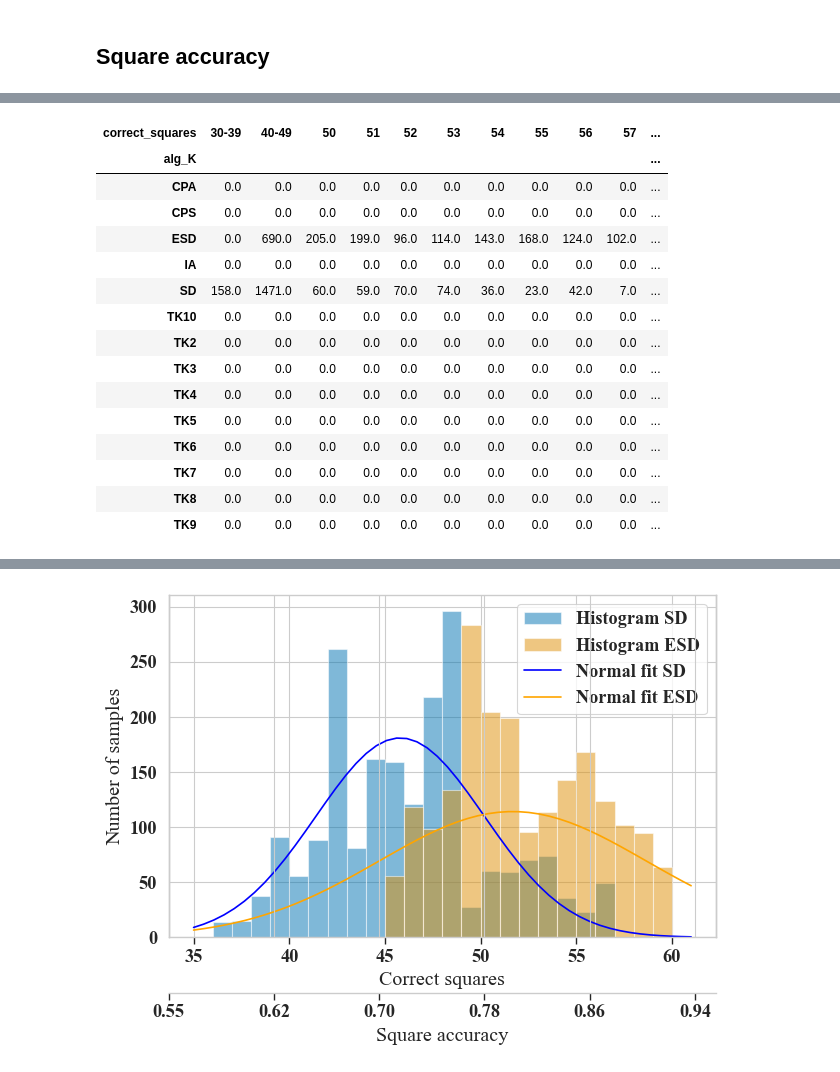
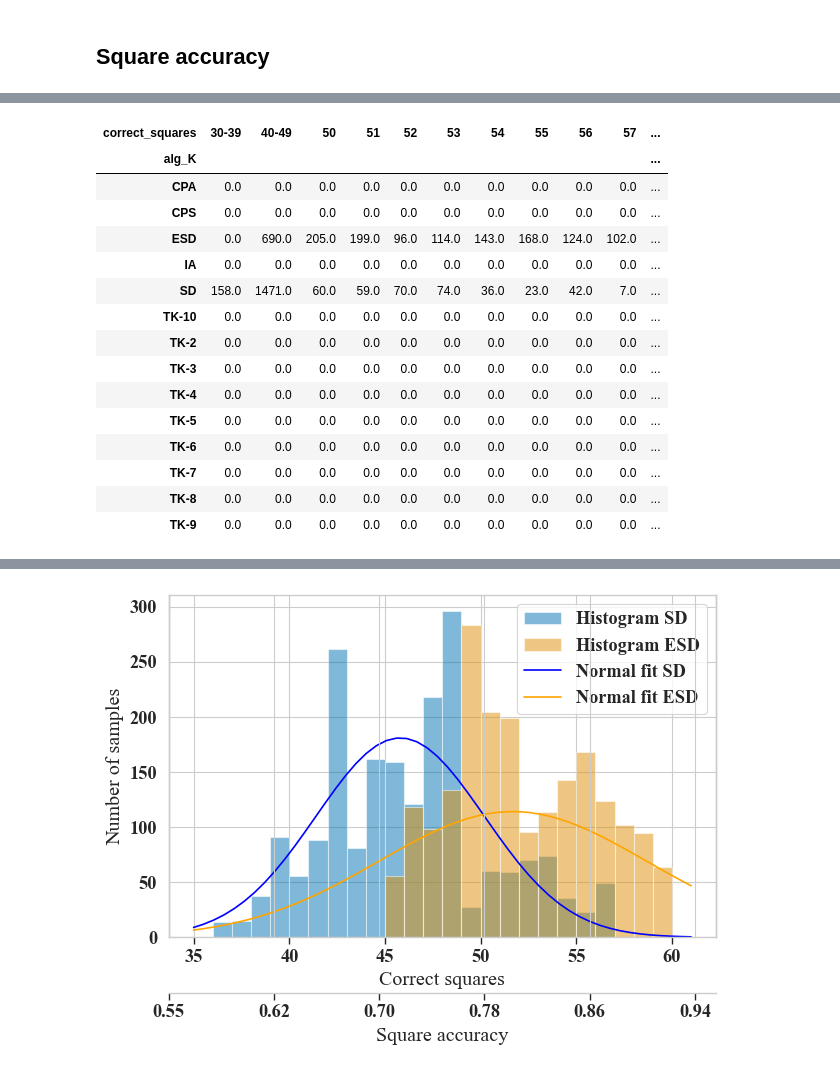
Before and after one commit to GAISSA-UPC/cain-2025-domain-knowledge, a Jupyter notebook: statistical-analysis.ipynb, the cells around one changed output, grey strips where cells are left out. Saved outputs shown, nothing was run; the diff lists cells and outputs as text; code cells hidden in the pictures.

```diff
--- a/statistical-analysis.ipynb
+++ b/statistical-analysis.ipynb
@@ -94,0 +114,27 @@ df = df.sort_values(by=['alg_K'], key=sort_algorithm)
+# %%
+order_algorithm = {
+    "SD": 0,
+    "ESD": 1,
+    "IA": 2,
+    "CPA": 3,
+    "CPS": 4,
+    "TK": 5,
+    "TK-1": 6,
+    "TK-2": 7,
+    "TK-3": 8,
+    "TK-4": 9,
+    "TK-5": 10,
+    "TK-6": 11,
+    "TK-7": 12,
+    "TK-8": 13,
+    "TK-9": 14,
+    "TK-10": 15,
+}
+
+
+def sort_algorithm(x):
+    return x.map(order_algorithm)
+
+
+df = df.sort_values(by=["alg_K"], key=sort_algorithm)
+df.alg_K.unique()
@@ -189,25 +268,34 @@ x
 # %%
 # number of squares guessed correctly:
 d = df.copy()
-d['correct_squares'] = df.correct_squares.apply(lambda x: str(x) if x >= 50 else str(x//10*10) + "-" + str((x//10+1)*10-1) )# "<= 50")
-d = d.groupby(['alg_K', 'correct_squares']).agg({'image_path':'count'}).reset_index().pivot(
-    index = 'alg_K', values = 'image_path', columns = 'correct_squares').fillna(0)
+d["correct_squares"] = df.correct_squares.apply(
+    lambda x: (
+        str(x) if x >= 50 else str(x // 10 * 10) + "-" + str((x // 10 + 1) * 10 - 1)
+    )
+)  # "<= 50")
+d = (
+    d.groupby(["alg_K", "correct_squares"])
+    .agg({"image_path": "count"})
+    .reset_index()
+    .pivot(index="alg_K", values="image_path", columns="correct_squares")
+    .fillna(0)
+)
 d
 # %% [output]
 | correct_squares | 30-39 | 40-49 | 50 | 51 | 52 | 53 | 54 | 55 | 56 | 57 | ... |
 | alg_K |  |  |  |  |  |  |  |  |  |  | ... |
 | CPA | 0.0 | 0.0 | 0.0 | 0.0 | 0.0 | 0.0 | 0.0 | 0.0 | 0.0 | 0.0 | ... |
 | CPS | 0.0 | 0.0 | 0.0 | 0.0 | 0.0 | 0.0 | 0.0 | 0.0 | 0.0 | 0.0 | ... |
 | ESD | 0.0 | 690.0 | 205.0 | 199.0 | 96.0 | 114.0 | 143.0 | 168.0 | 124.0 | 102.0 | ... |
 | IA | 0.0 | 0.0 | 0.0 | 0.0 | 0.0 | 0.0 | 0.0 | 0.0 | 0.0 | 0.0 | ... |
 | SD | 158.0 | 1471.0 | 60.0 | 59.0 | 70.0 | 74.0 | 36.0 | 23.0 | 42.0 | 7.0 | ... |
-| TK10 | 0.0 | 0.0 | 0.0 | 0.0 | 0.0 | 0.0 | 0.0 | 0.0 | 0.0 | 0.0 | ... |
-| TK2 | 0.0 | 0.0 | 0.0 | 0.0 | 0.0 | 0.0 | 0.0 | 0.0 | 0.0 | 0.0 | ... |
-| TK3 | 0.0 | 0.0 | 0.0 | 0.0 | 0.0 | 0.0 | 0.0 | 0.0 | 0.0 | 0.0 | ... |
-| TK4 | 0.0 | 0.0 | 0.0 | 0.0 | 0.0 | 0.0 | 0.0 | 0.0 | 0.0 | 0.0 | ... |
-| TK5 | 0.0 | 0.0 | 0.0 | 0.0 | 0.0 | 0.0 | 0.0 | 0.0 | 0.0 | 0.0 | ... |
-| TK6 | 0.0 | 0.0 | 0.0 | 0.0 | 0.0 | 0.0 | 0.0 | 0.0 | 0.0 | 0.0 | ... |
-| TK7 | 0.0 | 0.0 | 0.0 | 0.0 | 0.0 | 0.0 | 0.0 | 0.0 | 0.0 | 0.0 | ... |
-| TK8 | 0.0 | 0.0 | 0.0 | 0.0 | 0.0 | 0.0 | 0.0 | 0.0 | 0.0 | 0.0 | ... |
-| TK9 | 0.0 | 0.0 | 0.0 | 0.0 | 0.0 | 0.0 | 0.0 | 0.0 | 0.0 | 0.0 | ... |
+| TK-10 | 0.0 | 0.0 | 0.0 | 0.0 | 0.0 | 0.0 | 0.0 | 0.0 | 0.0 | 0.0 | ... |
+| TK-2 | 0.0 | 0.0 | 0.0 | 0.0 | 0.0 | 0.0 | 0.0 | 0.0 | 0.0 | 0.0 | ... |
+| TK-3 | 0.0 | 0.0 | 0.0 | 0.0 | 0.0 | 0.0 | 0.0 | 0.0 | 0.0 | 0.0 | ... |
+| TK-4 | 0.0 | 0.0 | 0.0 | 0.0 | 0.0 | 0.0 | 0.0 | 0.0 | 0.0 | 0.0 | ... |
+| TK-5 | 0.0 | 0.0 | 0.0 | 0.0 | 0.0 | 0.0 | 0.0 | 0.0 | 0.0 | 0.0 | ... |
+| TK-6 | 0.0 | 0.0 | 0.0 | 0.0 | 0.0 | 0.0 | 0.0 | 0.0 | 0.0 | 0.0 | ... |
+| TK-7 | 0.0 | 0.0 | 0.0 | 0.0 | 0.0 | 0.0 | 0.0 | 0.0 | 0.0 | 0.0 | ... |
+| TK-8 | 0.0 | 0.0 | 0.0 | 0.0 | 0.0 | 0.0 | 0.0 | 0.0 | 0.0 | 0.0 | ... |
+| TK-9 | 0.0 | 0.0 | 0.0 | 0.0 | 0.0 | 0.0 | 0.0 | 0.0 | 0.0 | 0.0 | ... |
 # %%
```
Also changed, not shown: parts of 138 cells of this notebook, 23 other files.
